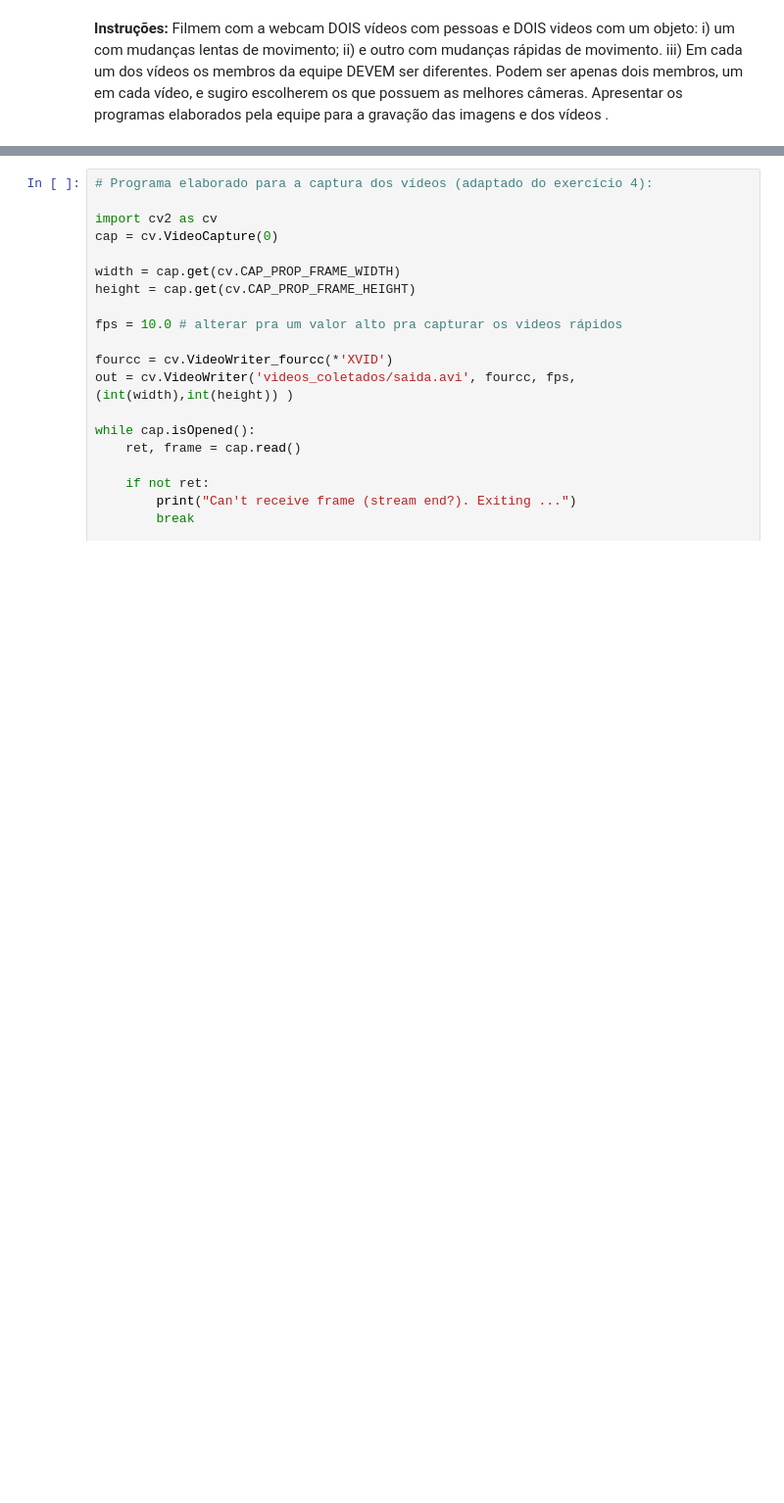
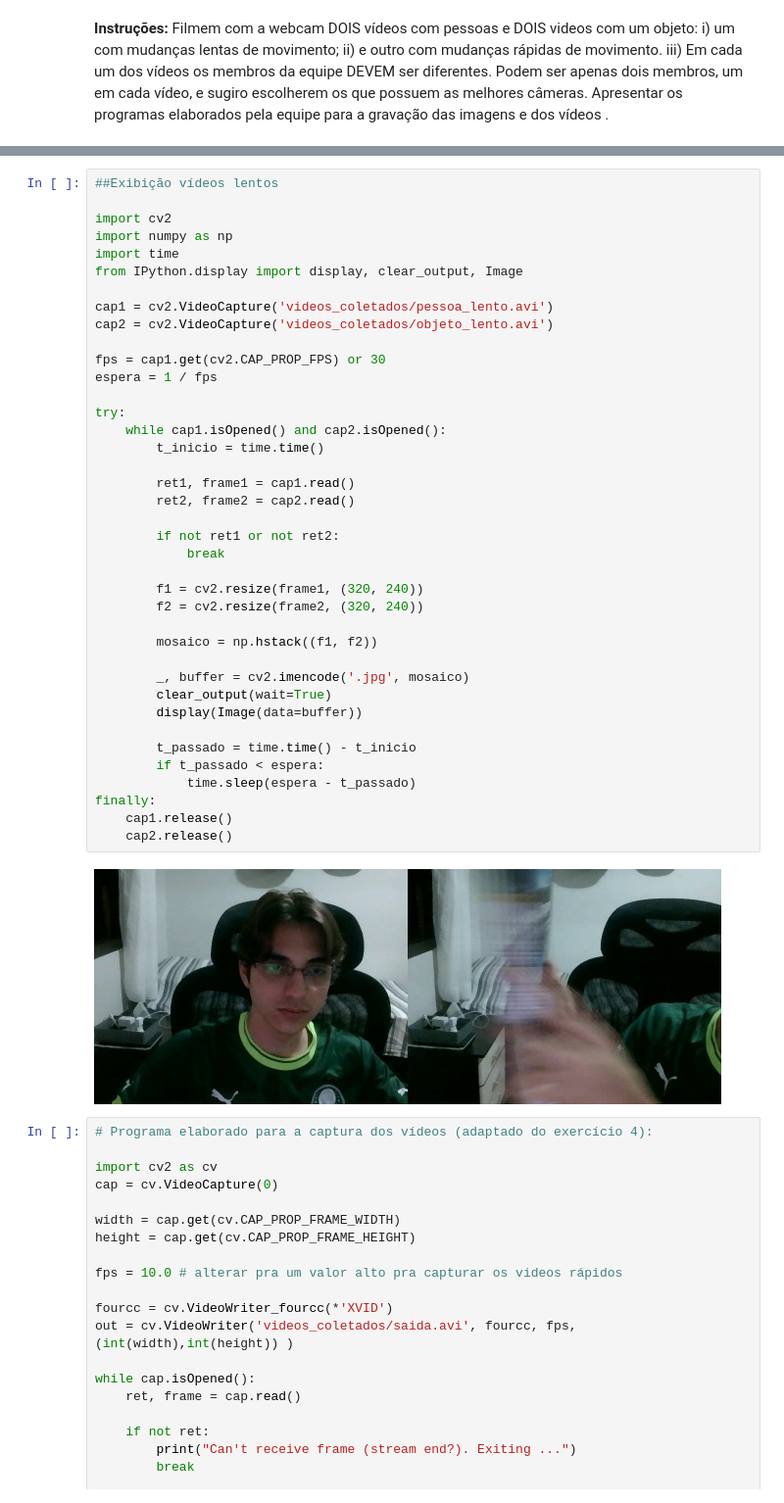
Before and after one commit to MatheusMoselli/image-processing-ufabc-lab2, a Jupyter notebook: Lab2.ipynb, the cells around one changed output, grey strips where cells are left out. Shown at 98% size. Cells and saved outputs as stored; diff of their text form; blank space fills up the shorter version.

```diff
--- a/Lab2.ipynb
+++ b/Lab2.ipynb
@@ -279,3 +309,44 @@ Apresentar os programas elaborados pela equipe para a gravação das imagens e d
+# %%
+##Exibição vídeos lentos
+
+import cv2
+import numpy as np
+import time
+from IPython.display import display, clear_output, Image
+
+cap1 = cv2.VideoCapture('videos_coletados/pessoa_lento.avi')
+cap2 = cv2.VideoCapture('videos_coletados/objeto_lento.avi')
+
+fps = cap1.get(cv2.CAP_PROP_FPS) or 30
+espera = 1 / fps
+
+try:
+    while cap1.isOpened() and cap2.isOpened():
+        t_inicio = time.time()
+
+        ret1, frame1 = cap1.read()
+        ret2, frame2 = cap2.read()
+
+        if not ret1 or not ret2:
+            break
+
+        f1 = cv2.resize(frame1, (320, 240))
+        f2 = cv2.resize(frame2, (320, 240))
+
+        mosaico = np.hstack((f1, f2))
+
+        _, buffer = cv2.imencode('.jpg', mosaico)
+        clear_output(wait=True)
+        display(Image(data=buffer))
+
+        t_passado = time.time() - t_inicio
+        if t_passado < espera:
+            time.sleep(espera - t_passado)
+finally:
+    cap1.release()
+    cap2.release()
+# %% [output]
+[figure, added]
 # %%
 # Programa elaborado para a captura dos vídeos (adaptado do exercício 4):
 
```
Also changed, not shown: parts of 3 cells of this notebook, 1 other file.
